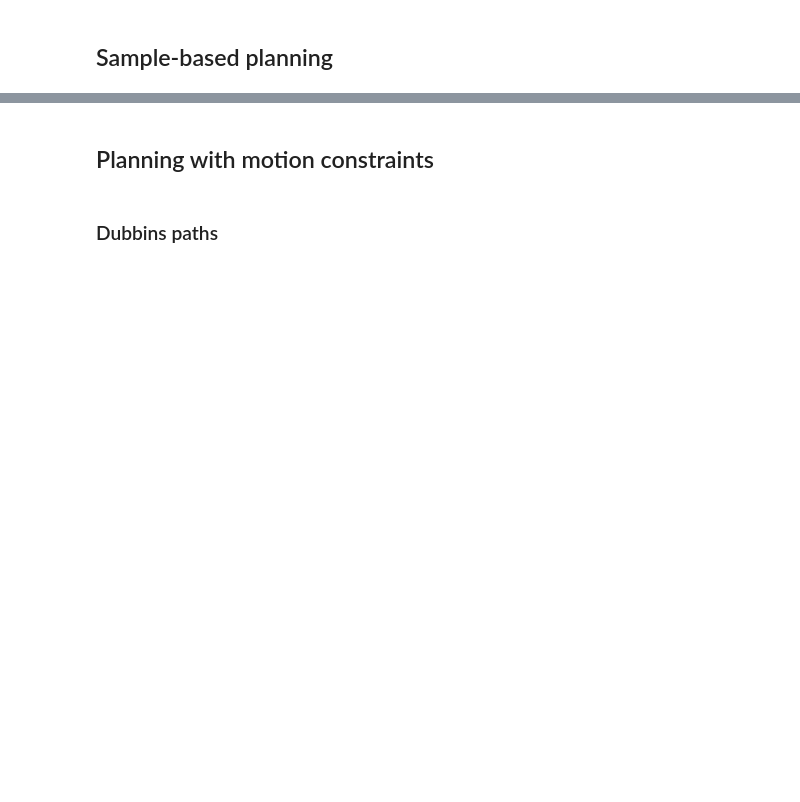
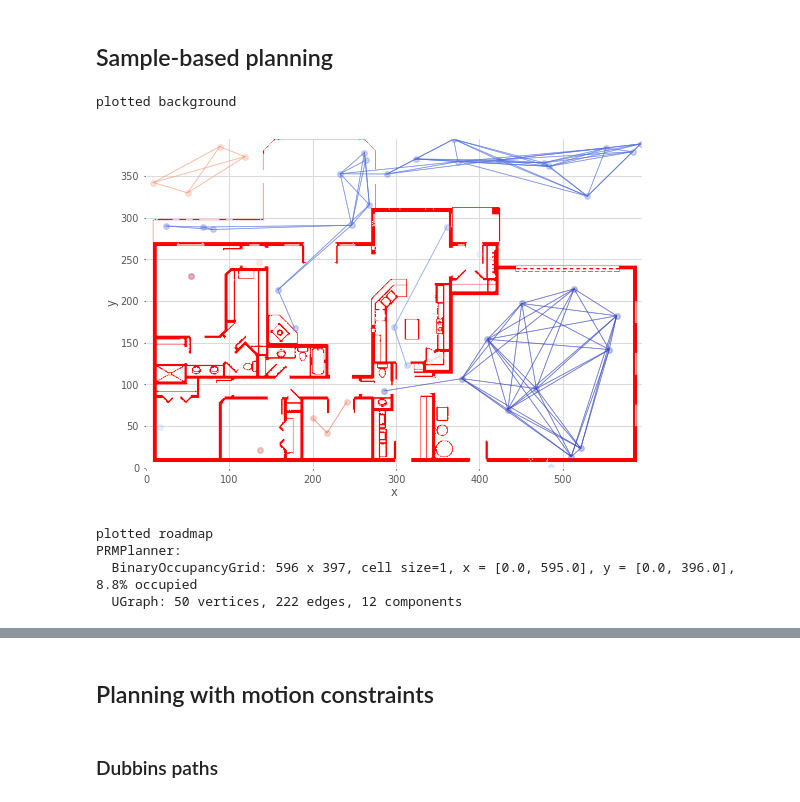
Before and after one commit to petercorke/ICRA2026-modern-software-tools, a Jupyter notebook: peter/jupyter-lite/content/robotics.ipynb, the cells around one changed output, grey strips where cells are left out. Drawn from its saved outputs; the diff is of its cells as text; code cells hidden in the pictures; blank space fills up the shorter version.

```diff
--- a/peter/jupyter-lite/content/robotics.ipynb
+++ b/peter/jupyter-lite/content/robotics.ipynb
@@ -95,15 +141,25 @@ dx.plot(p, inflated=True, path_marker=pmarker)
 # %% [markdown]
 ## Sample-based planning
 # %%
-house = rtb.rtb_load_matfile('data/house.mat')
+from roboticstoolbox import PRMPlanner
+
+
+house = rtb_load_matfile('data/house.mat')
 floorplan = house['floorplan']
 places = house['places']
 
-prm = rtb.PRMPlanner(occgrid=floorplan, seed=0)
+prm = PRMPlanner(occgrid=floorplan, seed=0)
 prm.plan(npoints=50)
 
 prm.plot(edge=dict(alpha=0.3), vertex=dict(alpha=0.3))
 print(prm)
+# %% [output]
+plotted background
+[figure, added]
+plotted roadmap
+PRMPlanner:
+  BinaryOccupancyGrid: 596 x 397, cell size=1, x = [0.0, 595.0], y = [0.0, 396.0], 8.8% occupied
+  UGraph: 50 vertices, 222 edges, 12 components
 # %%
 # reseed the PRN to get a workable solution
 # prm = PRMPlanner(occgrid=floorplan, seed=2)
```
Also changed, not shown: parts of 49 cells of this notebook, 6 other files.
